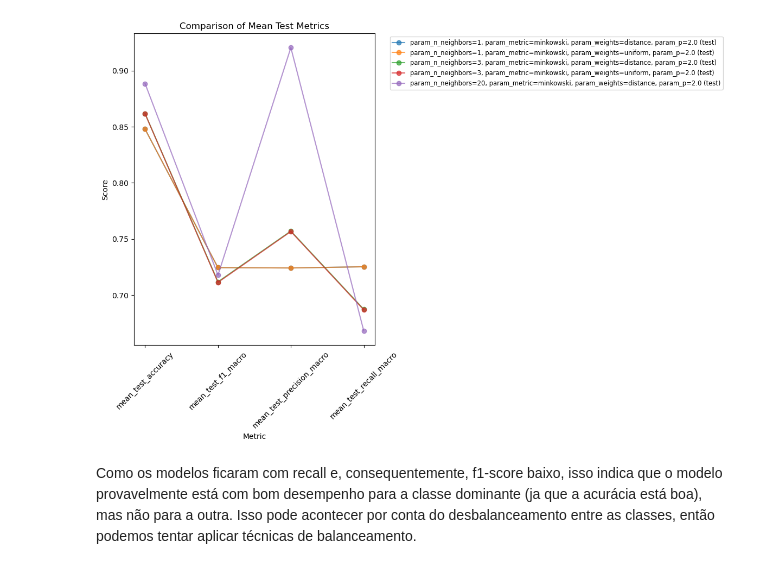
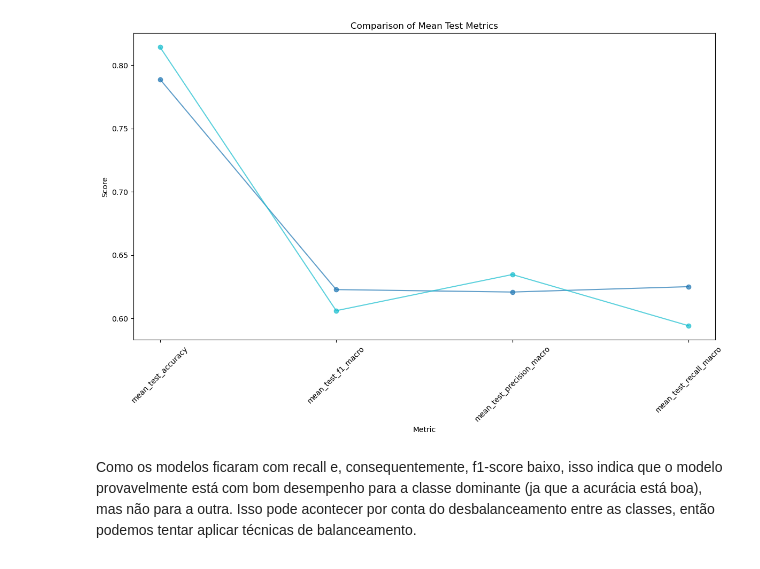
Before and after one commit to FrederickAlmeida/SpeedDating, a Jupyter notebook: modeling_knn.ipynb, the cells around one changed output. Drawn from its saved outputs; the diff is of its cells as text; code cells hidden in the pictures.

```diff
--- a/modeling_knn.ipynb
+++ b/modeling_knn.ipynb
@@ -55,28 +55,29 @@ param_grid = [
     }
 ]
 # %%
-def train_grid_search(X, y, estimator, grid):
-    grid_search = GridSearchCV(
+def train_random_search(X, y, estimator, grid):
+    random_search = RandomizedSearchCV(
         estimator=estimator,
-        param_grid=grid,
+        param_distributions=grid,
         cv=skf,
         scoring=scoring,
         refit='f1_macro',
         n_jobs=-1,
-        return_train_score=True
+        return_train_score=True,
+        n_iter=20
     )
 
-    grid_search.fit(X, y)
+    random_search.fit(X, y)
 
-    return grid_search
+    return random_search
 # %%
-def get_results(g_search):
-    results = pd.DataFrame(g_search.cv_results_)
+def get_results(r_search):
+    results = pd.DataFrame(r_search.cv_results_)
 
     results = results[
         [
             'mean_fit_time', 'mean_score_time', 'param_metric', 'param_n_neighbors', 'param_p',
-            'param_weights', 'mean_train_accuracy', 'mean_test_accuracy', 'rank_test_accuracy' 'mean_train_precision_macro',
+            'param_weights', 'mean_train_accuracy', 'mean_test_accuracy', 'rank_test_accuracy', 'mean_train_precision_macro',
             'mean_test_precision_macro', 'rank_test_precision_macro', 'mean_train_recall_macro', 'mean_test_recall_macro',
             'rank_test_recall_macro', 'mean_train_f1_macro', 'mean_test_f1_macro', 'rank_test_f1_macro'
         ]
@@ -87,7 +88,7 @@ def get_results(g_search):
 # %%
 pd.set_option('display.max_columns', None)
 # %%
-grid_search = train_grid_search(X_train, y_train, knn, param_grid)
+grid_search = train_random_search(X_train, y_train, knn, param_grid)
 results = get_results(grid_search)
 # %%
 results.head(10)
@@ -140,40 +134,46 @@ def view_test_metrics(train_metrics: bool, filter_top_n: int, results_df: pd.Dat
 
     plt.figure(figsize=(12, 8))
 
+    # Group the data by parameter combination and create a list of groups.
+    groups = list(plot_df.groupby(param_cols))
+    # Create a color palette with as many colors as there are groups.
+    colors = plt.cm.tab10(np.linspace(0, 1, len(groups)))
 
-    for combo, group in plot_df.groupby(param_cols):
-        # Sort the group by metric name (if desired)
+    for i, (combo, group) in enumerate(groups):
         group = group.sort_values("metric")
-        # Create a label for this parameter combination
+        # Create a label for the model using its parameters.
         label_str = ", ".join(f"{col}={val}" for col, val in zip(param_cols, combo))
+        # Pick the color for this group.
+        color = colors[i]
 
-        # Separate train and test metrics using .str.startswith on the 'metric' column
+        # Separate training and test metrics
         train_group = group[group["metric"].str.startswith("mean_train")]
         test_group = group[~group["metric"].str.startswith("mean_train")]
 
-        # Plot training metrics with a dashed line and an 'x' marker (with transparency)
+        # Plot training metrics with the same color
         if not train_group.empty:
             plt.plot(train_group["metric"], train_group["score"],
                      marker='x', linestyle='dashed', alpha=0.7,
+                     color=color,
                      label=label_str + " (train)")
-        # Plot test metrics with a solid line and an 'o' marker (with transparency)
+        # Plot test metrics with the same color
         if not test_group.empty:
             plt.plot(test_group["metric"], test_group["score"],
                      marker='o', linestyle='solid', alpha=0.7,
+                     color=color,
                      label=label_str + " (test)")
 
     plt.xlabel("Metric")
     plt.ylabel("Score")
     plt.title("Comparison of Mean Test Metrics")
     plt.xticks(rotation=45)
-    # Adjust the legend to avoid cluttering the plot
-    plt.legend(bbox_to_anchor=(1.05, 1), loc='upper left', fontsize='small')
+    #plt.legend(bbox_to_anchor=(1.05, 1), loc='upper left', fontsize='small')
     plt.tight_layout()
     plt.show()
 # %%
-view_test_metrics(False, 10, results)
+view_test_metrics(False, 3, results)
 # %% [output]
-[figure, old version]
+[figure, new version]
 # %% [markdown]
 Como os modelos ficaram com recall e, consequentemente, f1-score baixo, isso indica que o modelo provavelmente está com bom desempenho para a classe dominante (ja que a acurácia está boa), mas não para a outra. Isso pode acontecer por conta do desbalanceamento entre as classes, então podemos tentar aplicar técnicas de balanceamento.
 # %%
```
Also changed, not shown: parts of 21 cells of this notebook, 1 other file.
